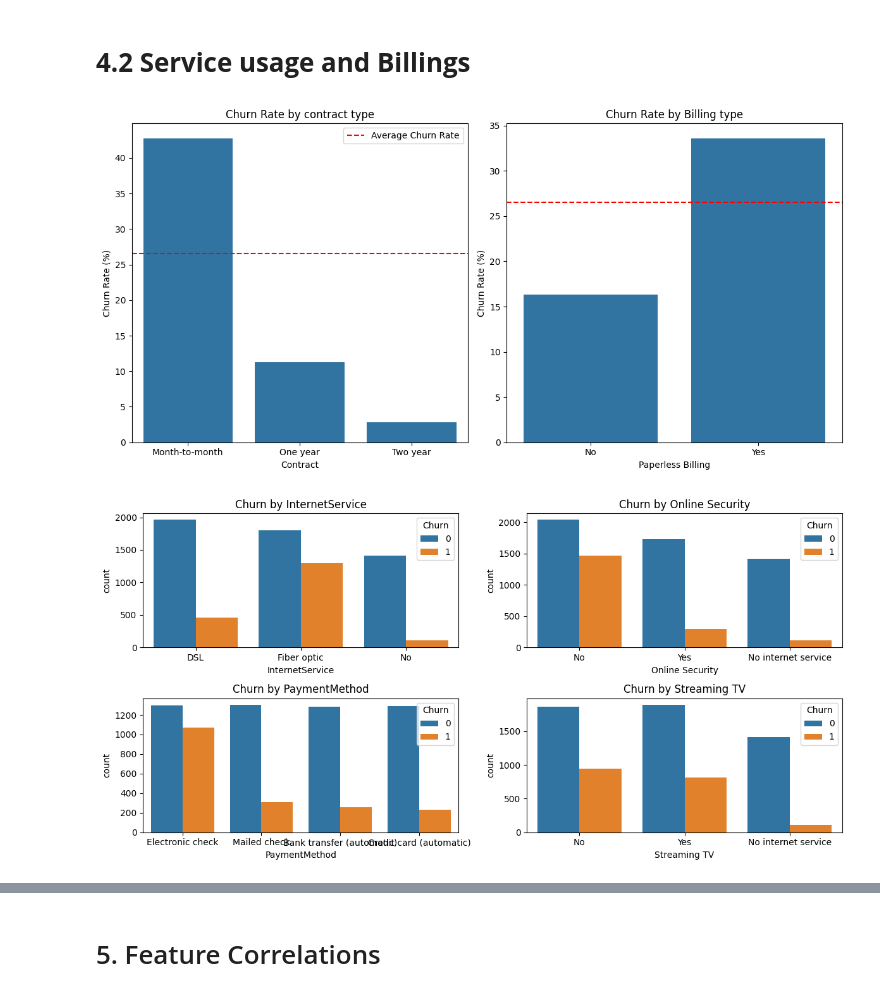
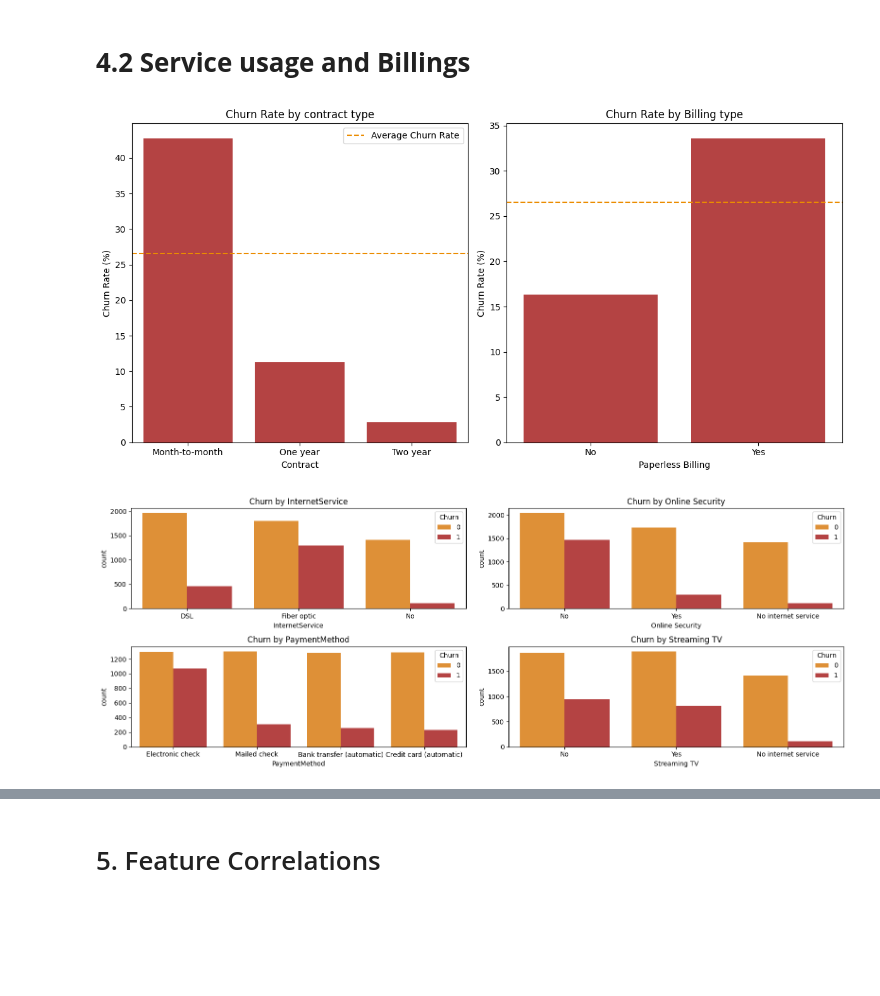
Before and after one commit to matthew0106/Customer_Churn_-PwC_Consulting_Case-, a Jupyter notebook: PwC Churn Analysis Project.ipynb, the cells around one changed output, grey strips where cells are left out. Drawn from its saved outputs; the diff is of its cells as text; code cells hidden in the pictures; blank space fills up the shorter version.

```diff
--- a/PwC Churn Analysis Project.ipynb
+++ b/PwC Churn Analysis Project.ipynb
@@ -273,56 +353,57 @@ bill_churn = bill_churn.sort_values('churn_rate', ascending=False)
 plt.figure(figsize=(12, 6))
 
 plt.subplot(1, 2, 1)
-sns.barplot(x=contract_churn.index, y='churn_rate', data=contract_churn)
+sns.barplot(x=contract_churn.index, y='churn_rate', data=contract_churn, color = '#c73030')
 plt.title('Churn Rate by contract type')
 plt.ylabel('Churn Rate (%)')
 plt.xlabel('Contract')
 plt.xticks(rotation=0)
-plt.axhline(y=df['Churn'].mean()*100, color='r', linestyle='--', label='Average Churn Rate')
+plt.axhline(y=df['Churn'].mean()*100, color="#eb8c00", linestyle='--', label='Average Churn Rate')
 plt.legend()
 
 plt.subplot(1, 2, 2)
-sns.barplot(x=bill_churn.index, y='churn_rate', data=bill_churn)
+sns.barplot(x=bill_churn.index, y='churn_rate', data=bill_churn, color = '#c73030')
 plt.title('Churn Rate by Billing type')
 plt.ylabel('Churn Rate (%)')
 plt.xlabel('Paperless Billing')
 plt.xticks(rotation=0)
 plt.xticks(ticks=[0, 1], labels=['No', 'Yes'])
-plt.axhline(y=df['Churn'].mean()*100, color='r', linestyle='--', label='Average Churn Rate')
+plt.axhline(y=df['Churn'].mean()*100, color="#eb8c00", linestyle='--', label='Average Churn Rate')
 
 plt.tight_layout()
 plt.show()
 # %% [output]
-[figure, old version]
+[figure, new version]
 # %%
+churn_palette = {1: '#c73030', 0: '#fa921b'}
 # Plot categorical relationships
-plt.figure(figsize=(12, 6))
+plt.figure(figsize=(16, 6))
 
 # Churn by Internet Service
 plt.subplot(2, 2, 1)
-sns.countplot(x='InternetService', hue='Churn', data=df)
+sns.countplot(x='InternetService', hue='Churn', data=df, palette =churn_palette)
 plt.xlabel('InternetService')
 plt.title('Churn by InternetService')
 
 # Churn by OnlineSecurity
 plt.subplot(2, 2, 2)
-sns.countplot(x='OnlineSecurity', hue='Churn', data=df)
+sns.countplot(x='OnlineSecurity', hue='Churn', data=df, palette =churn_palette)
 plt.xlabel('Online Security')
 plt.title('Churn by Online Security')
 
 # Churn by Payment Method
 plt.subplot(2, 2, 3)
-sns.countplot(x='PaymentMethod', hue='Churn', data=df)
+sns.countplot(x='PaymentMethod', hue='Churn', data=df, palette =churn_palette)
 plt.xlabel('PaymentMethod')
 plt.title('Churn by PaymentMethod')
 
 # Churn by Streaming TV
 plt.subplot(2, 2, 4)
-sns.countplot(x='StreamingTV', hue='Churn', data=df)
+sns.countplot(x='StreamingTV', hue='Churn', data=df, palette =churn_palette)
 plt.xlabel('Streaming TV')
 plt.title('Churn by Streaming TV')
 
 plt.tight_layout()
 plt.show()
 # %% [output]
-[figure, old version]
+[figure, new version]
```
Also changed, not shown: parts of 32 cells of this notebook.
